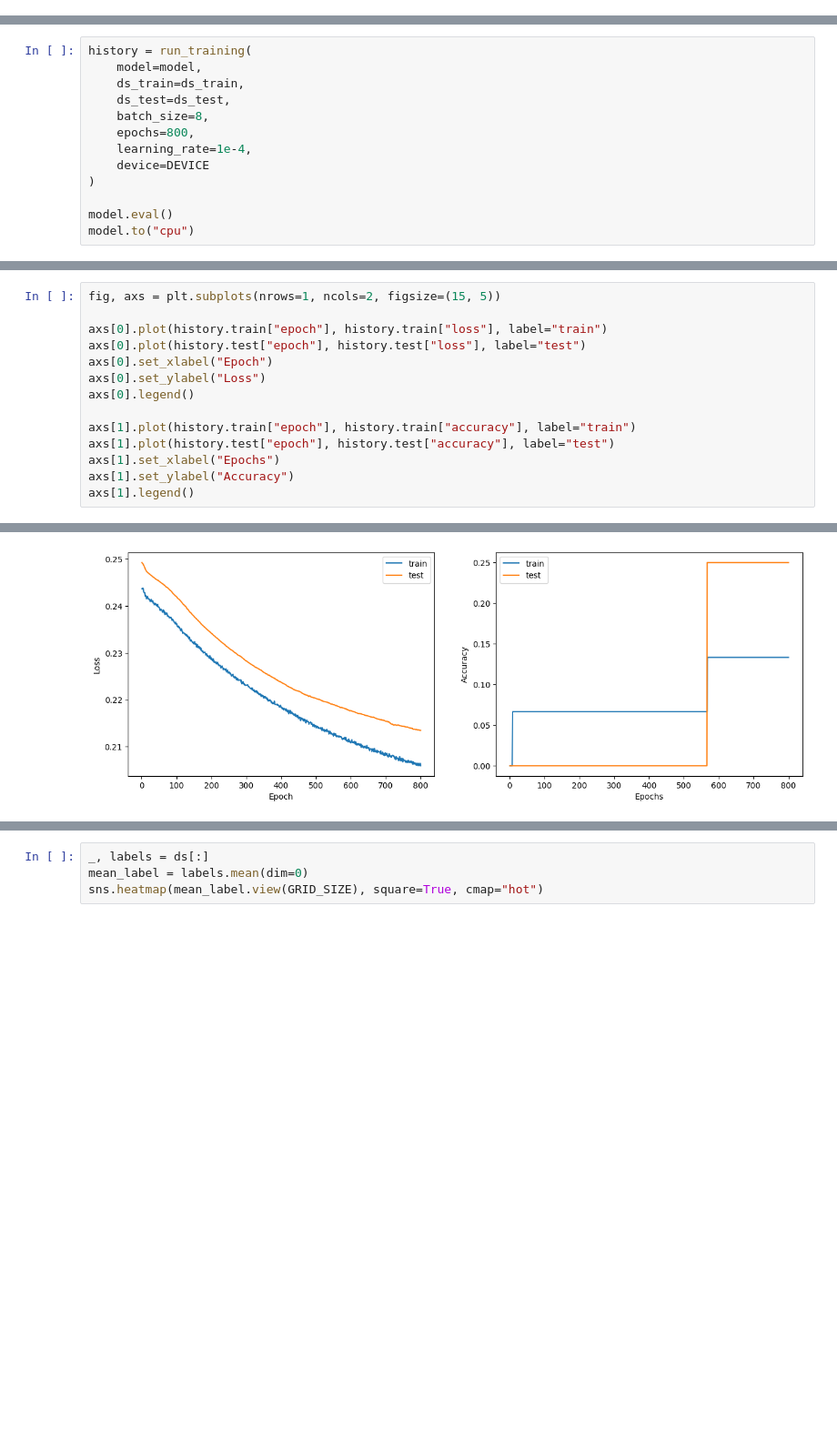
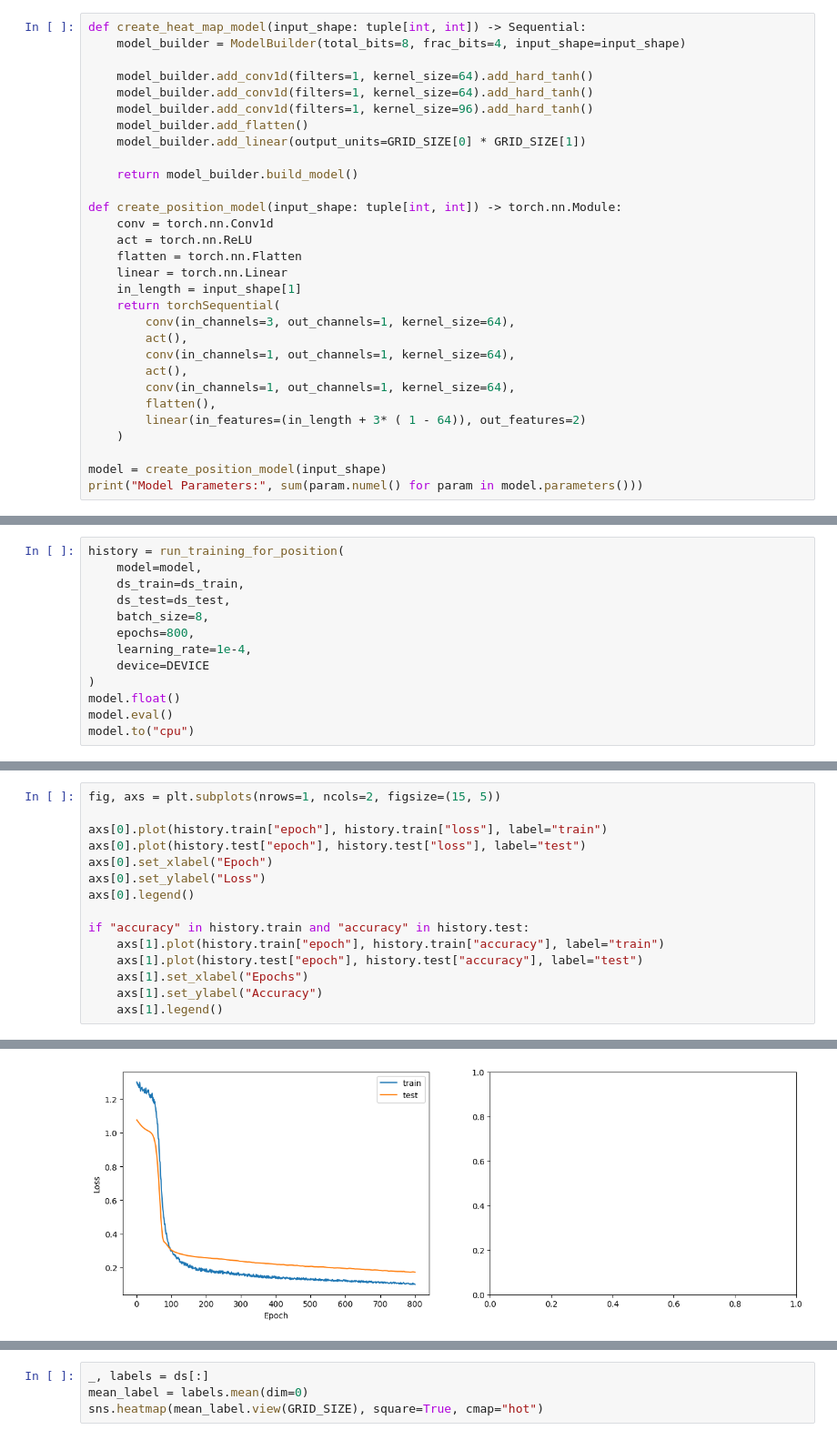
Before and after one commit to es-ude/BallChallenge, a Jupyter notebook: ml_resources/ball_challenge.ipynb, the cells around one changed output, grey strips where cells are left out. Shown at 91% size. Cells and saved outputs as stored; diff of their text form; blank space fills up the shorter version.

```diff
--- a/ml_resources/ball_challenge.ipynb
+++ b/ml_resources/ball_challenge.ipynb
@@ -53,0 +63,30 @@ sum(param.numel() for param in model.parameters())
+# %%
+def create_heat_map_model(input_shape: tuple[int, int]) -> Sequential:
+    model_builder = ModelBuilder(total_bits=8, frac_bits=4, input_shape=input_shape)
+
+    model_builder.add_conv1d(filters=1, kernel_size=64).add_hard_tanh()
+    model_builder.add_conv1d(filters=1, kernel_size=64).add_hard_tanh()
+    model_builder.add_conv1d(filters=1, kernel_size=96).add_hard_tanh()
+    model_builder.add_flatten()
+    model_builder.add_linear(output_units=GRID_SIZE[0] * GRID_SIZE[1])
+
+    return model_builder.build_model()
+
+def create_position_model(input_shape: tuple[int, int]) -> torch.nn.Module:
+    conv = torch.nn.Conv1d
+    act = torch.nn.ReLU
+    flatten = torch.nn.Flatten
+    linear = torch.nn.Linear
+    in_length = input_shape[1]
+    return torchSequential(
+        conv(in_channels=3, out_channels=1, kernel_size=64),
+        act(),
+        conv(in_channels=1, out_channels=1, kernel_size=64),
+        act(),
+        conv(in_channels=1, out_channels=1, kernel_size=64),
+        flatten(),
+        linear(in_features=(in_length + 3* ( 1 - 64)), out_features=2)
+    )
+
+model = create_position_model(input_shape)
+print("Model Parameters:", sum(param.numel() for param in model.parameters()))
@@ -54,5 +97,5 @@ sum(param.numel() for param in model.parameters())
 # %%
-history = run_training(
+history = run_training_for_position(
     model=model,
     ds_train=ds_train,
     ds_test=ds_test,
@@ -61,7 +104,7 @@ history = run_training(
     learning_rate=1e-4,
     device=DEVICE
 )
-
+model.float()
 model.eval()
 model.to("cpu")
 # %% [output]
@@ -107,9 +143,10 @@ axs[0].set_xlabel("Epoch")
 axs[0].set_ylabel("Loss")
 axs[0].legend()
 
-axs[1].plot(history.train["epoch"], history.train["accuracy"], label="train")
-axs[1].plot(history.test["epoch"], history.test["accuracy"], label="test")
-axs[1].set_xlabel("Epochs")
-axs[1].set_ylabel("Accuracy")
-axs[1].legend()
+if "accuracy" in history.train and "accuracy" in history.test:
+    axs[1].plot(history.train["epoch"], history.train["accuracy"], label="train")
+    axs[1].plot(history.test["epoch"], history.test["accuracy"], label="test")
+    axs[1].set_xlabel("Epochs")
+    axs[1].set_ylabel("Accuracy")
+    axs[1].legend()
 # %% [output]
@@ -117,2 +153,2 @@ axs[1].legend()
-[figure, old version]
+[figure, new version]
 # %%
```
Also changed, not shown: parts of 8 cells of this notebook, 2 other files.
